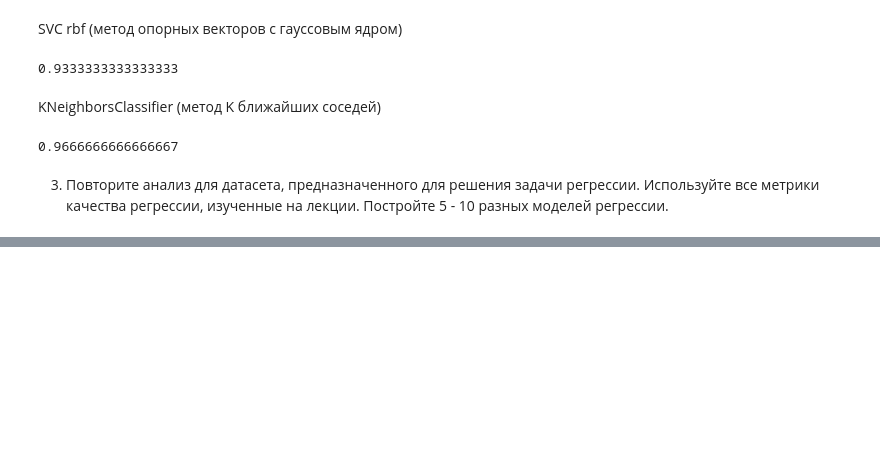
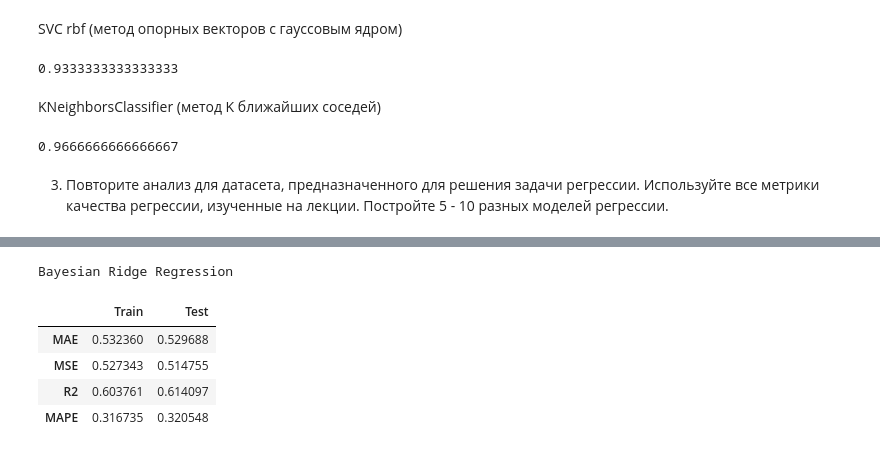
Before and after one commit to XJIE6yIlIek/my_projects_fu, a Jupyter notebook: ML/4_1.ipynb, the cells around one changed output, grey strips where cells are left out. Drawn from its saved outputs; the diff is of its cells as text; code cells hidden in the pictures; blank space fills up the shorter version.

```diff
--- a/ML/4_1.ipynb
+++ b/ML/4_1.ipynb
@@ -374,0 +424,12 @@ accuracy_score(y_test, y_test_pred)
+# %%
+y_train_pred = br.predict(X_train)
+y_test_pred = br.predict(X_test)
+print("Bayesian Ridge Regression")
+metrics_table_reg(y_train, y_train_pred, y_test, y_test_pred)
+# %% [output]
+Bayesian Ridge Regression
+|  | Train | Test |
+| MAE | 0.532360 | 0.529688 |
+| MSE | 0.527343 | 0.514755 |
+| R2 | 0.603761 | 0.614097 |
+| MAPE | 0.316735 | 0.320548 |
```
Also changed, not shown: parts of 34 cells of this notebook.
